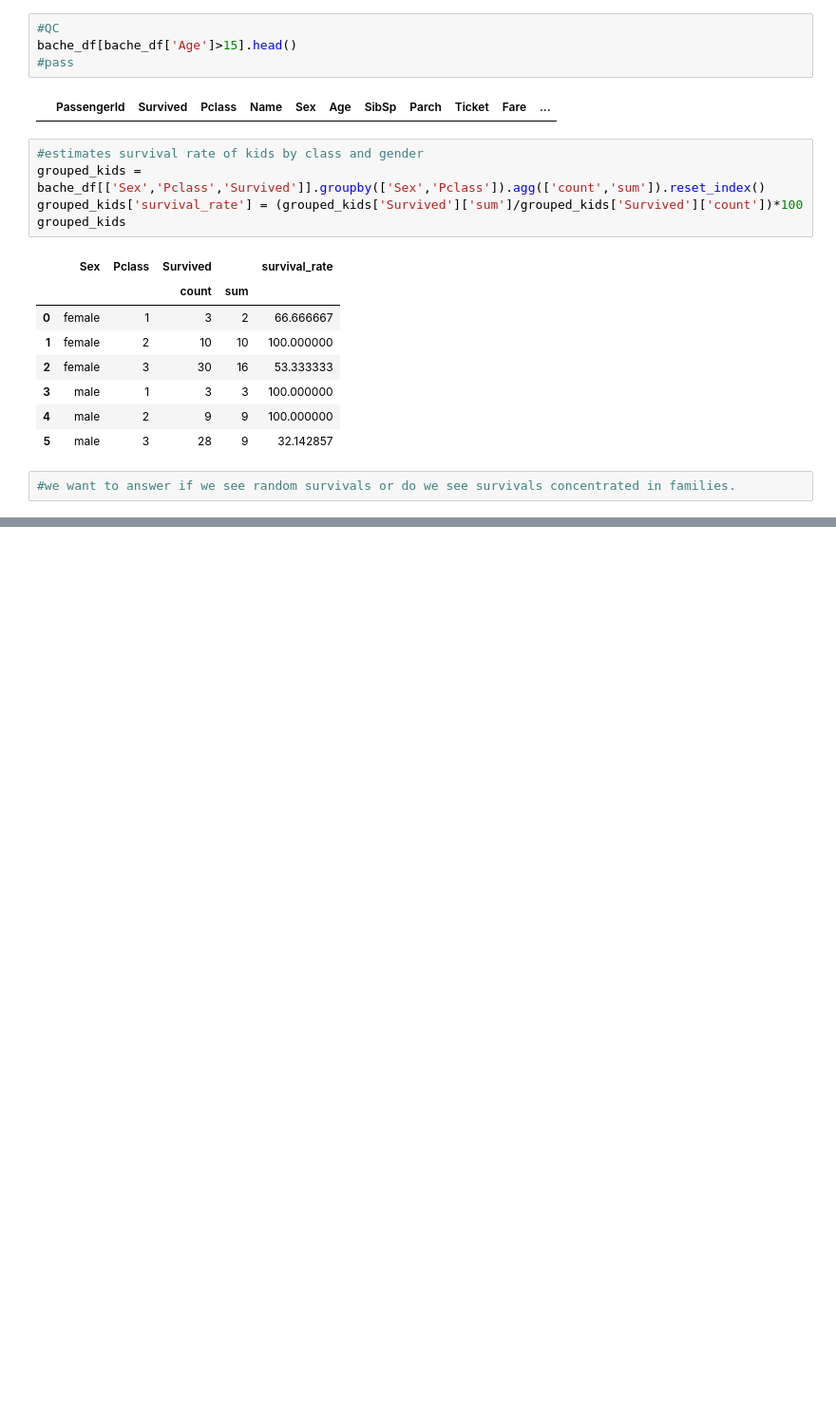
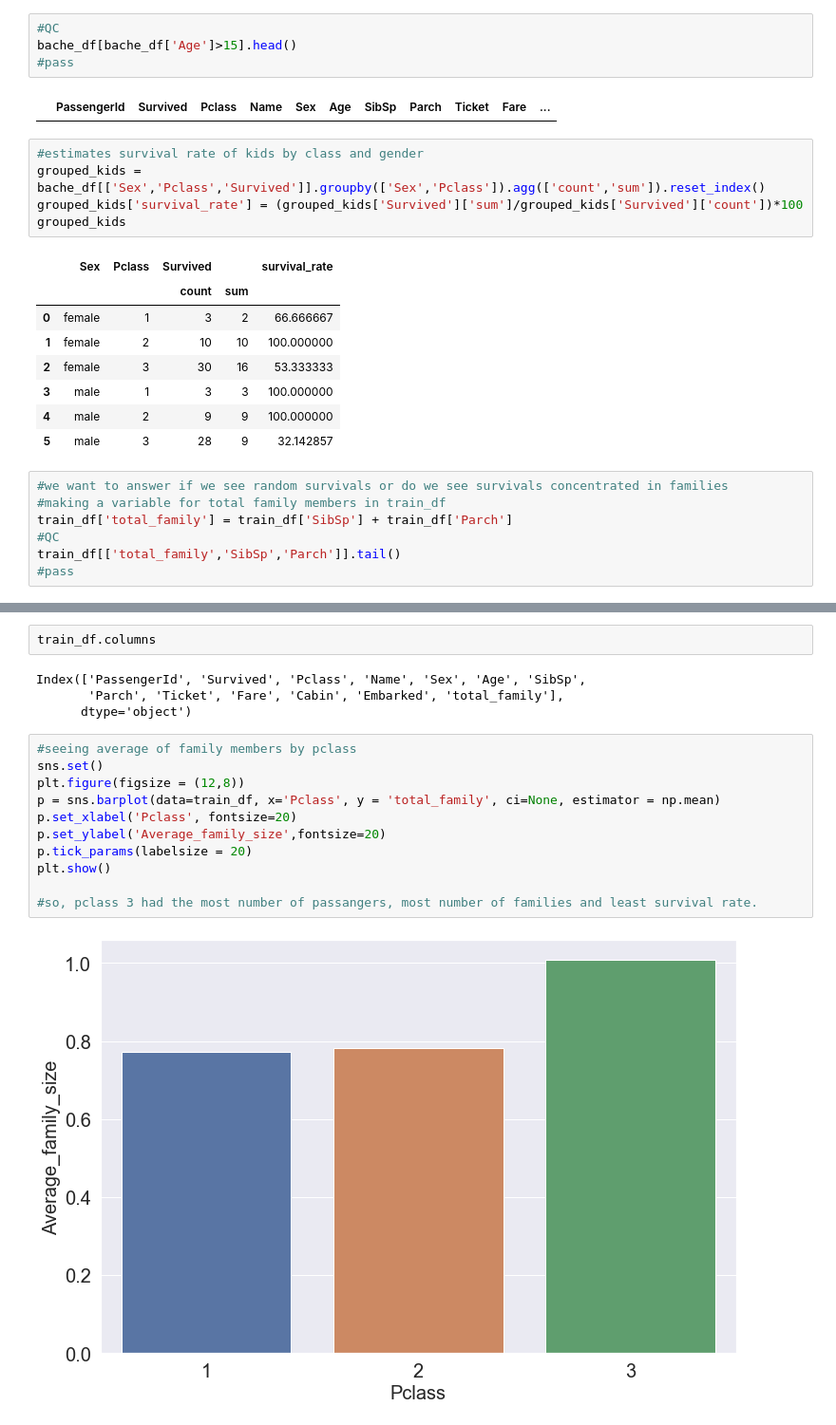
Before and after one commit to RaghupatiRaghav/PalakPaneer, a Jupyter notebook: init_code.ipynb, the cells around one changed output, grey strips where cells are left out. Shown at 95% size. Drawn from its saved outputs; the diff is of its cells as text; blank space fills up the shorter version.

```diff
--- a/init_code.ipynb
+++ b/init_code.ipynb
@@ -146,4 +167,9 @@ grouped_kids
 | 4 | male | 2 | 9 | 9 | 100.000000 |
 | 5 | male | 3 | 28 | 9 | 32.142857 |
 # %%
-#we want to answer if we see random survivals or do we see survivals concentrated in families.
+#we want to answer if we see random survivals or do we see survivals concentrated in families
+#making a variable for total family members in train_df
+train_df['total_family'] = train_df['SibSp'] + train_df['Parch']
+#QC
+train_df[['total_family','SibSp','Parch']].tail()
+#pass
@@ -149,0 +190,19 @@ grouped_kids
+# %%
+train_df.columns
+# %% [output]
+Index(['PassengerId', 'Survived', 'Pclass', 'Name', 'Sex', 'Age', 'SibSp',
+       'Parch', 'Ticket', 'Fare', 'Cabin', 'Embarked', 'total_family'],
+      dtype='object')
+# %%
+#seeing average of family members by pclass
+sns.set()
+plt.figure(figsize = (12,8))
+p = sns.barplot(data=train_df, x='Pclass', y = 'total_family', ci=None, estimator = np.mean)
+p.set_xlabel('Pclass', fontsize=20)
+p.set_ylabel('Average_family_size',fontsize=20)
+p.tick_params(labelsize = 20)
+plt.show()
+
+#so, pclass 3 had the most number of passangers, most number of families and least survival rate.
+# %% [output]
+[figure, added]
```
Also changed, not shown: parts of 4 cells of this notebook.
